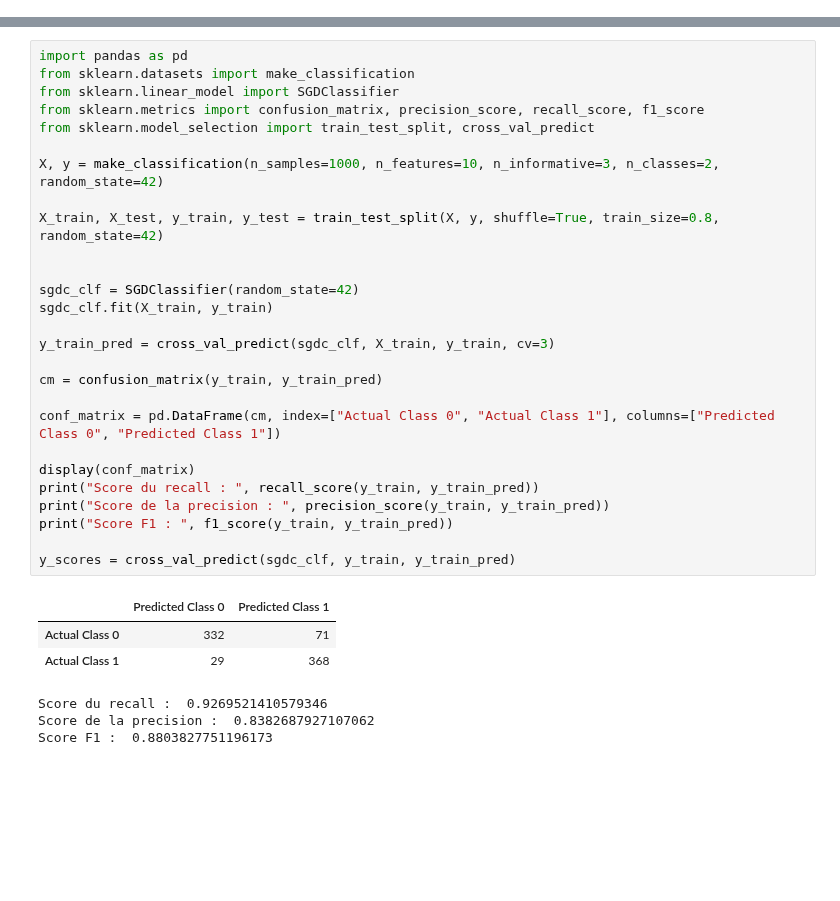
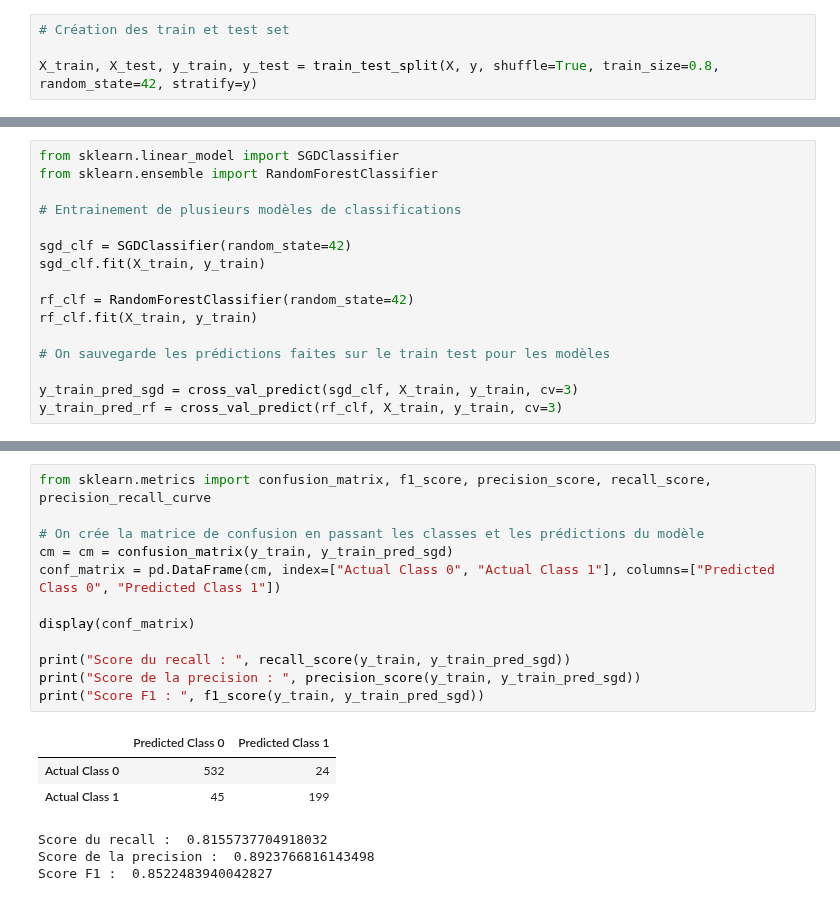
Before and after one commit to ElieLECAS/ML_avance, a Jupyter notebook: roc_auc.ipynb, the cells around one changed output, grey strips where cells are left out. Cells and saved outputs as stored; diff of their text form; blank space fills up the shorter version.

```diff
--- a/roc_auc.ipynb
+++ b/roc_auc.ipynb
@@ -0,0 +36,4 @@
+# %%
+# Création des train et test set
+
+X_train, X_test, y_train, y_test = train_test_split(X, y, shuffle=True, train_size=0.8, random_state=42, stratify=y)
@@ -0,0 +44,16 @@
+# %%
+from sklearn.linear_model import SGDClassifier
+from sklearn.ensemble import RandomForestClassifier
+
+# Entrainement de plusieurs modèles de classifications
+
+sgd_clf = SGDClassifier(random_state=42)
+sgd_clf.fit(X_train, y_train)
+
+rf_clf = RandomForestClassifier(random_state=42)
+rf_clf.fit(X_train, y_train)
+
+# On sauvegarde les prédictions faites sur le train test pour les modèles
+
+y_train_pred_sgd = cross_val_predict(sgd_clf, X_train, y_train, cv=3)
+y_train_pred_rf = cross_val_predict(rf_clf, X_train, y_train, cv=3)
@@ -1,34 +71,19 @@
 # %%
-import pandas as pd
-from sklearn.datasets import make_classification
-from sklearn.linear_model import SGDClassifier
-from sklearn.metrics import confusion_matrix, precision_score, recall_score, f1_score
-from sklearn.model_selection import train_test_split, cross_val_predict
+from sklearn.metrics import confusion_matrix, f1_score, precision_score, recall_score, precision_recall_curve
 
-X, y = make_classification(n_samples=1000, n_features=10, n_informative=3, n_classes=2, random_state=42)
-
-X_train, X_test, y_train, y_test = train_test_split(X, y, shuffle=True, train_size=0.8, random_state=42)
-
-
-sgdc_clf = SGDClassifier(random_state=42)
-sgdc_clf.fit(X_train, y_train)
-
-y_train_pred = cross_val_predict(sgdc_clf, X_train, y_train, cv=3)
-
-cm = confusion_matrix(y_train, y_train_pred)
-
+# On crée la matrice de confusion en passant les classes et les prédictions du modèle
+cm = cm = confusion_matrix(y_train, y_train_pred_sgd)
 conf_matrix = pd.DataFrame(cm, index=["Actual Class 0", "Actual Class 1"], columns=["Predicted Class 0", "Predicted Class 1"])
 
 display(conf_matrix)
-print("Score du recall : ", recall_score(y_train, y_train_pred))
-print("Score de la precision : ", precision_score(y_train, y_train_pred))
-print("Score F1 : ", f1_score(y_train, y_train_pred))
 
-y_scores = cross_val_predict(sgdc_clf, y_train, y_train_pred)
+print("Score du recall : ", recall_score(y_train, y_train_pred_sgd))
+print("Score de la precision : ", precision_score(y_train, y_train_pred_sgd))
+print("Score F1 : ", f1_score(y_train, y_train_pred_sgd))
 # %% [output]
 |  | Predicted Class 0 | Predicted Class 1 |
-| Actual Class 0 | 332 | 71 |
-| Actual Class 1 | 29 | 368 |
+| Actual Class 0 | 532 | 24 |
+| Actual Class 1 | 45 | 199 |
-Score du recall :  0.9269521410579346
-Score de la precision :  0.8382687927107062
-Score F1 :  0.8803827751196173
+Score du recall :  0.8155737704918032
+Score de la precision :  0.8923766816143498
+Score F1 :  0.8522483940042827
```
Also changed, not shown: parts of 28 cells of this notebook.
